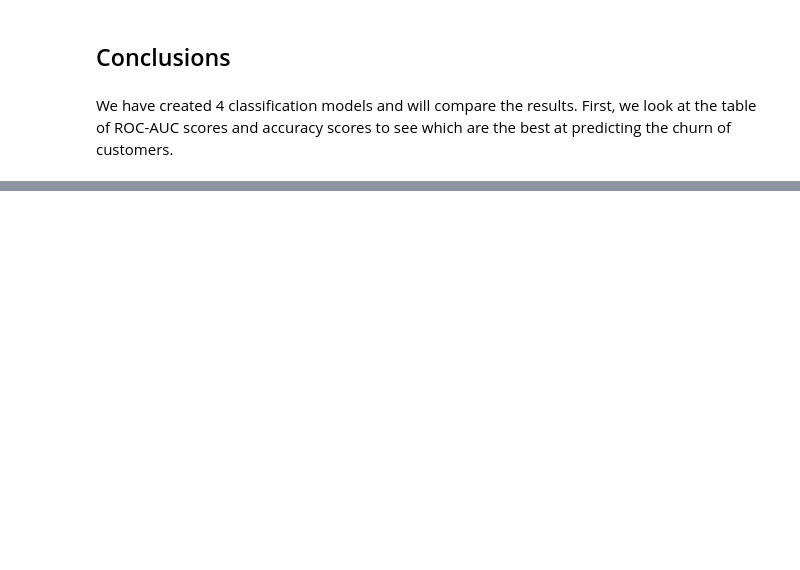
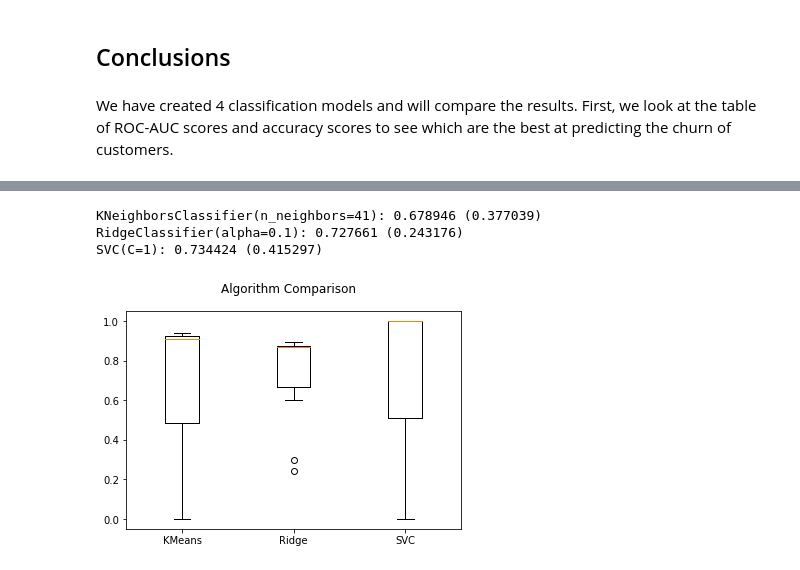
Before and after one commit to dvanheeswijk/Springboard, a Jupyter notebook: Capstone_3/Capstone 3 - Preprocessing and Modeling.ipynb, the cells around one changed output, grey strips where cells are left out. Cells and saved outputs as stored; diff of their text form; code cells hidden in the pictures; blank space fills up the shorter version.

```diff
--- a/Capstone_3/Capstone 3 - Preprocessing and Modeling.ipynb
+++ b/Capstone_3/Capstone 3 - Preprocessing and Modeling.ipynb
@@ -407,3 +431,26 @@ SVC(C=0.1, kernel='sigmoid'): 0.7342149715504978
+# %%
+from sklearn import model_selection
+results = []
+names = ['KMeans', 'Ridge', 'SVC']
+
+for m in models:
+    kfold = model_selection.KFold(n_splits=10)
+    cv_results = model_selection.cross_val_score(m, X, y, cv=kfold, scoring='accuracy')
+    results.append(cv_results)
+    msg = "%s: %f (%f)" % (str(m), cv_results.mean(), cv_results.std())
+    print(msg)
+# boxplot algorithm comparison
+fig = plt.figure()
+fig.suptitle('Algorithm Comparison')
+ax = fig.add_subplot(111)
+plt.boxplot(results)
+ax.set_xticklabels(names)
+plt.show()
+# %% [output]
+KNeighborsClassifier(n_neighbors=41): 0.678946 (0.377039)
+RidgeClassifier(alpha=0.1): 0.727661 (0.243176)
+SVC(C=1): 0.734424 (0.415297)
+[figure, added]
 # %%
 cv_results = cross_validate(ridge, X, y, scoring='neg_mean_absolute_error', cv=5, n_jobs=-1)
 cv_results['test_score']
```
Also changed, not shown: parts of 55 cells of this notebook, 7 other files.
